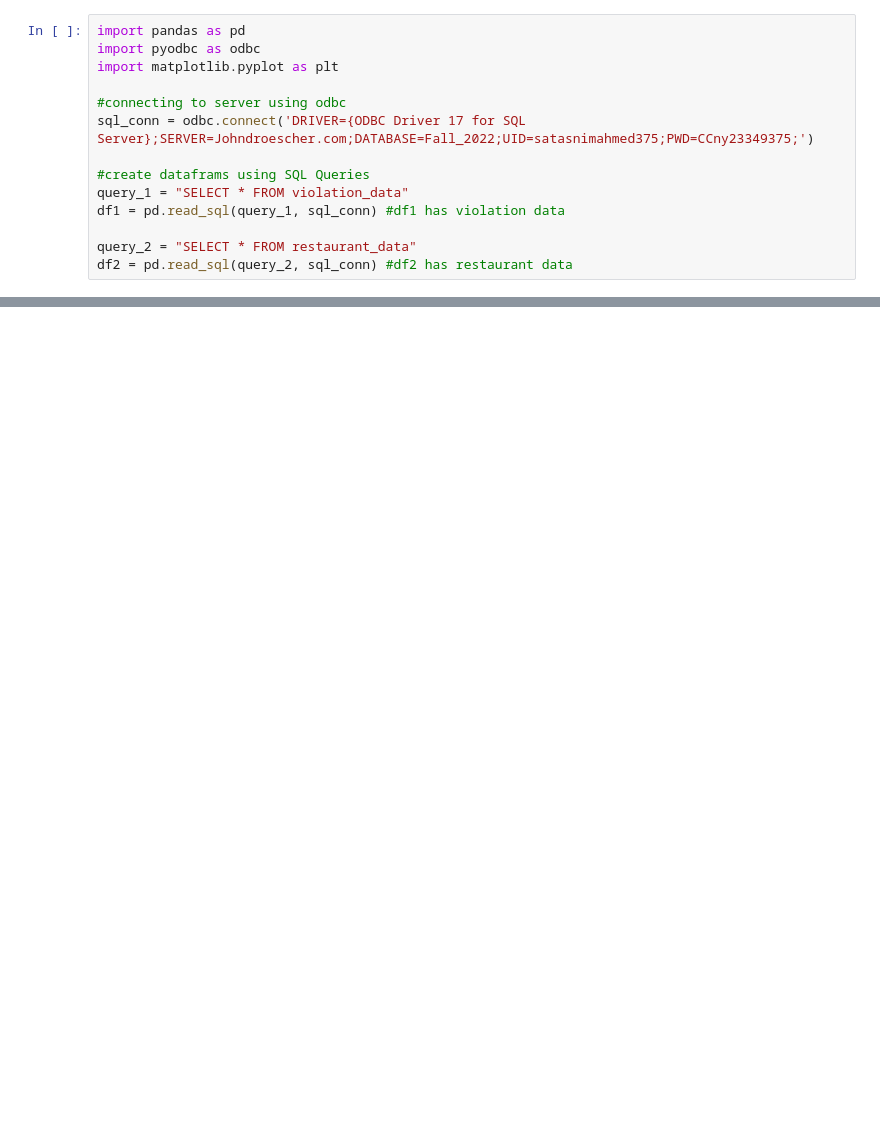
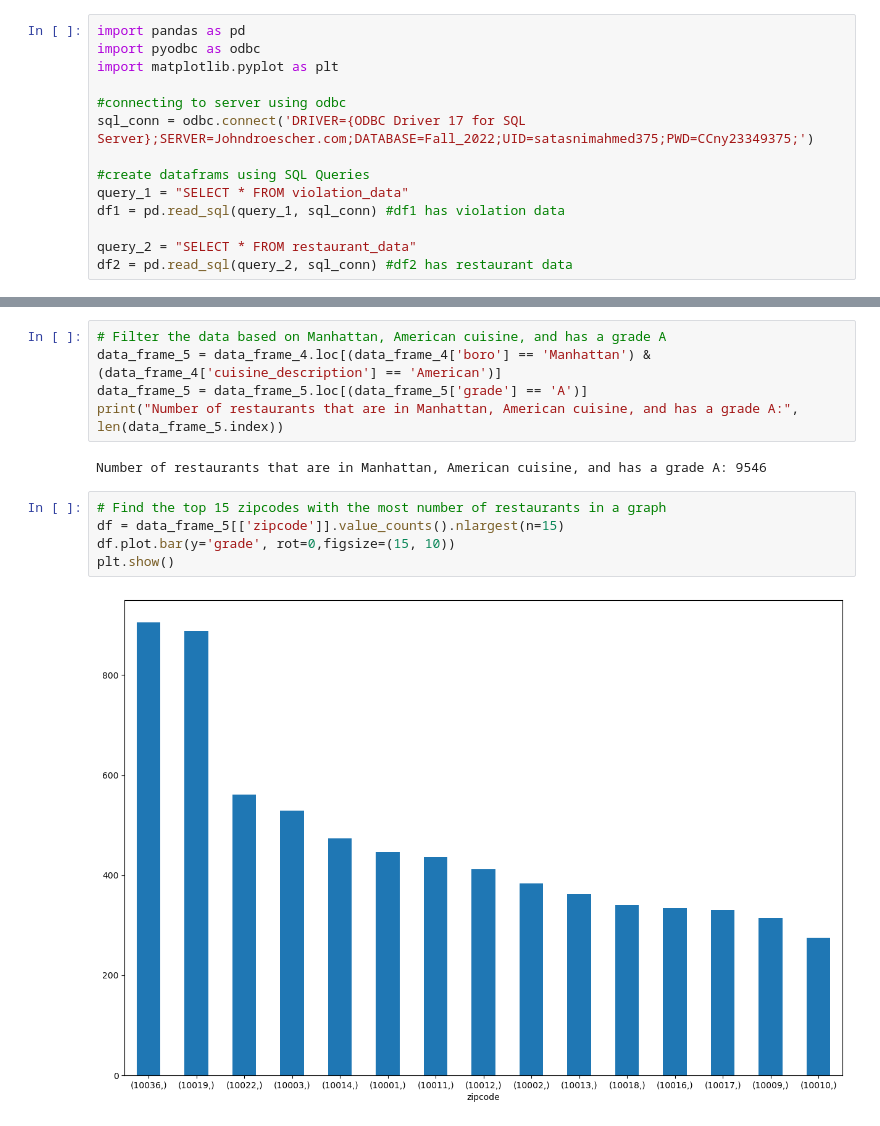
Before and after one commit to CCNY-Analytics-and-Quant/Restaurant-Analysis-SQL-Project-Tasnim, a Jupyter notebook: Project1 (1).ipynb, the cells around one changed output, grey strips where cells are left out. Cells and saved outputs as stored; diff of their text form; blank space fills up the shorter version.

```diff
--- a/Project1 (1).ipynb
+++ b/Project1 (1).ipynb
@@ -176,0 +183,14 @@ plt.show()
+# %%
+# Filter the data based on Manhattan, American cuisine, and has a grade A
+data_frame_5 = data_frame_4.loc[(data_frame_4['boro'] == 'Manhattan') & (data_frame_4['cuisine_description'] == 'American')]
+data_frame_5 = data_frame_5.loc[(data_frame_5['grade'] == 'A')]
+print("Number of restaurants that are in Manhattan, American cuisine, and has a grade A:", len(data_frame_5.index))
+# %% [output]
+Number of restaurants that are in Manhattan, American cuisine, and has a grade A: 9546
+# %%
+# Find the top 15 zipcodes with the most number of restaurants in a graph
+df = data_frame_5[['zipcode']].value_counts().nlargest(n=15)
+df.plot.bar(y='grade', rot=0,figsize=(15, 10))
+plt.show()
+# %% [output]
+[figure, added]
```
Also changed, not shown: parts of 42 cells of this notebook, 1 other file.
